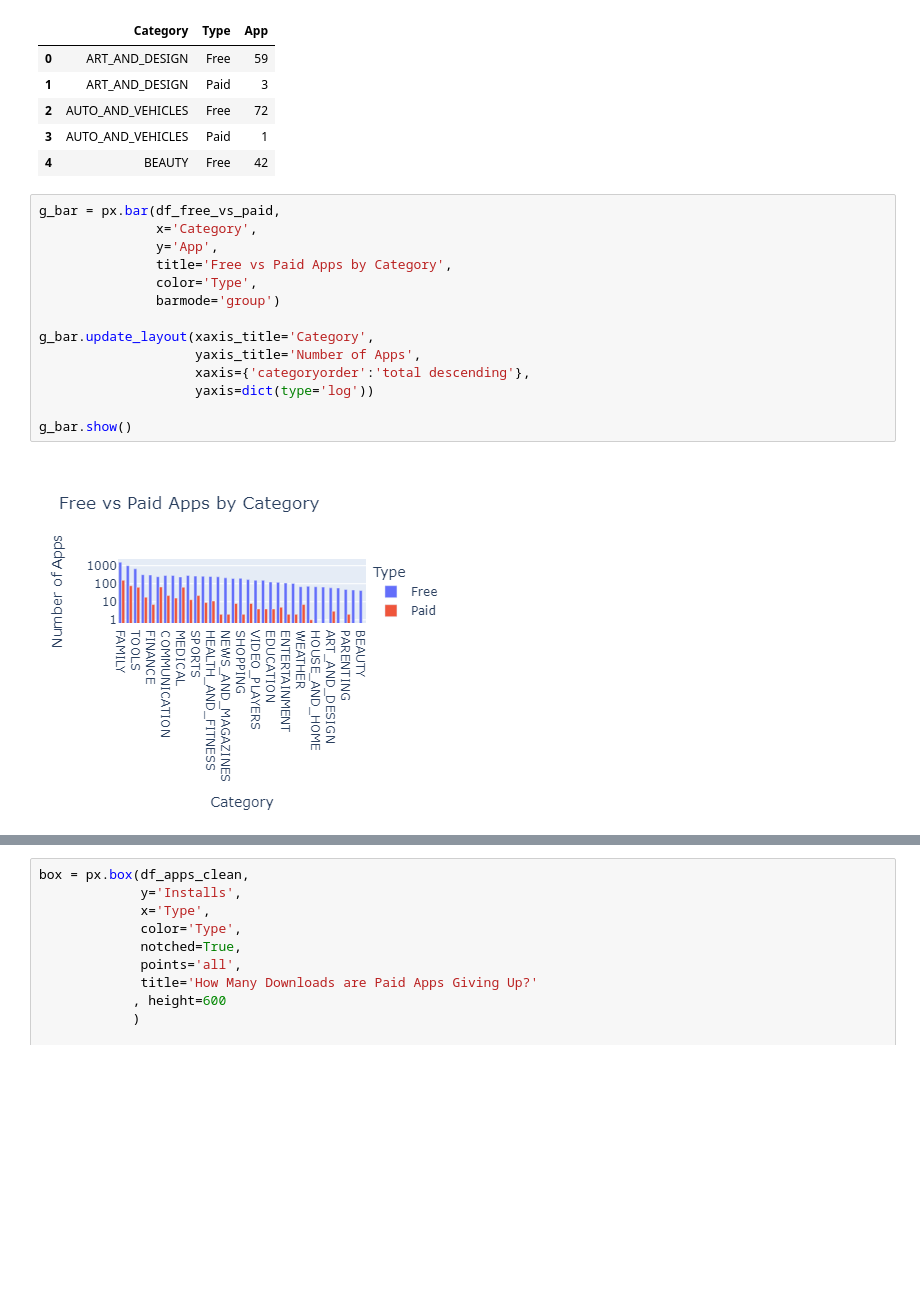
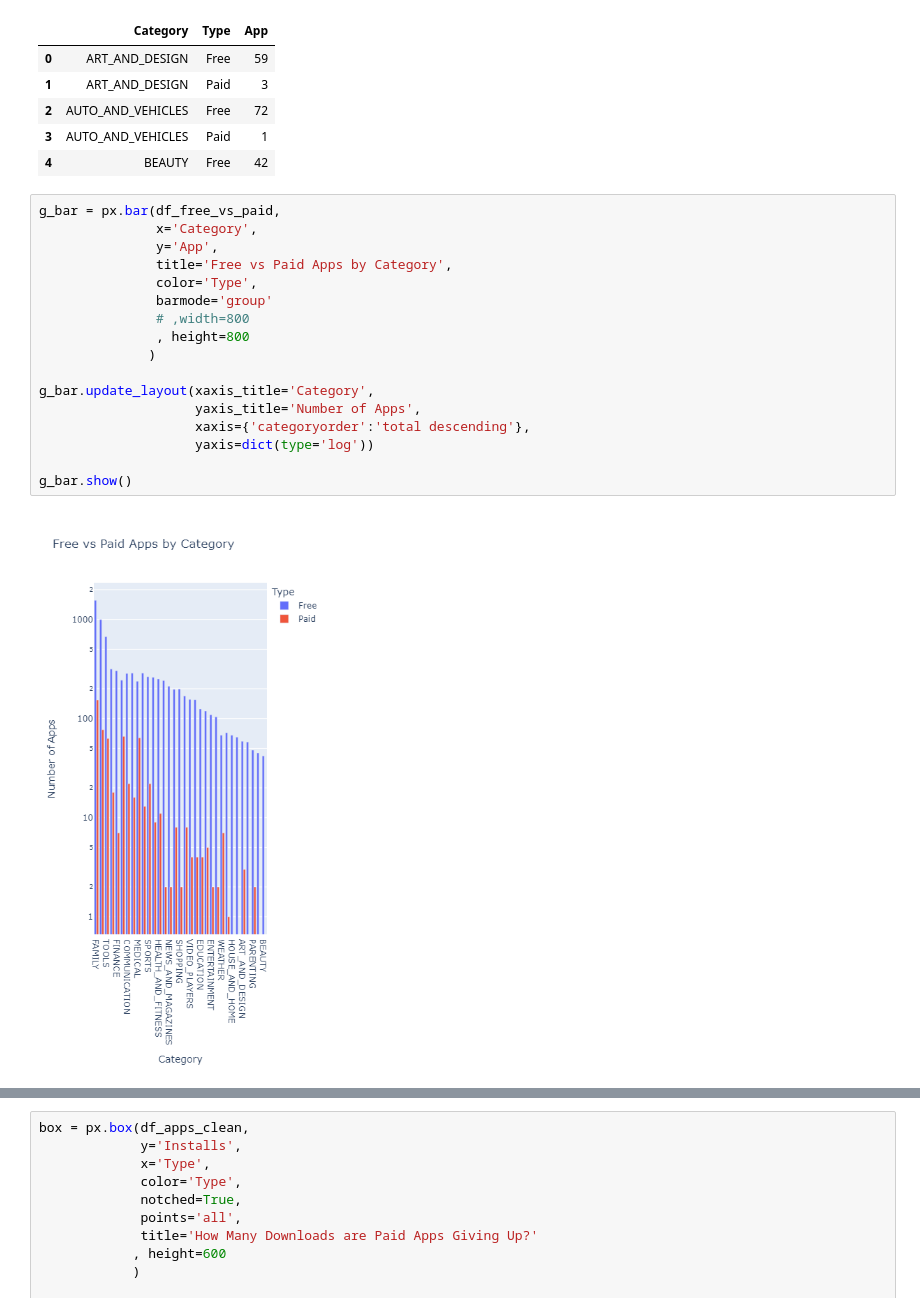
Before and after one commit to jgarza9788/Python_Pro_Bootcamp, a Jupyter notebook: Sections/Section75_google_play/Google Play Store App Analytics.ipynb, the cells around one changed output, grey strips where cells are left out. Drawn from its saved outputs; the diff is of its cells as text; blank space fills up the shorter version.

```diff
--- a/Sections/Section75_google_play/Google Play Store App Analytics.ipynb
+++ b/Sections/Section75_google_play/Google Play Store App Analytics.ipynb
@@ -504,19 +504,22 @@ df_free_vs_paid.head()
 # %%
 g_bar = px.bar(df_free_vs_paid,
                x='Category',
                y='App',
                title='Free vs Paid Apps by Category',
                color='Type',
-               barmode='group')
+               barmode='group'
+               # ,width=800
+               , height=800
+              )
 
 g_bar.update_layout(xaxis_title='Category',
                     yaxis_title='Number of Apps',
                     xaxis={'categoryorder':'total descending'},
                     yaxis=dict(type='log'))
 
 g_bar.show()
 # %% [output]
-[figure, old version]
+[figure, new version]
 # %% [markdown]
 **Challenge**: Use the plotly express bar [chart examples](https://plotly.com/python/bar-charts/#bar-chart-with-sorted-or-ordered-categories) and the [.bar() API reference](https://plotly.com/python-api-reference/generated/plotly.express.bar.html#plotly.express.bar) to create this bar chart:
 
```
Also changed, not shown: parts of 2 cells of this notebook, 3 other files.
